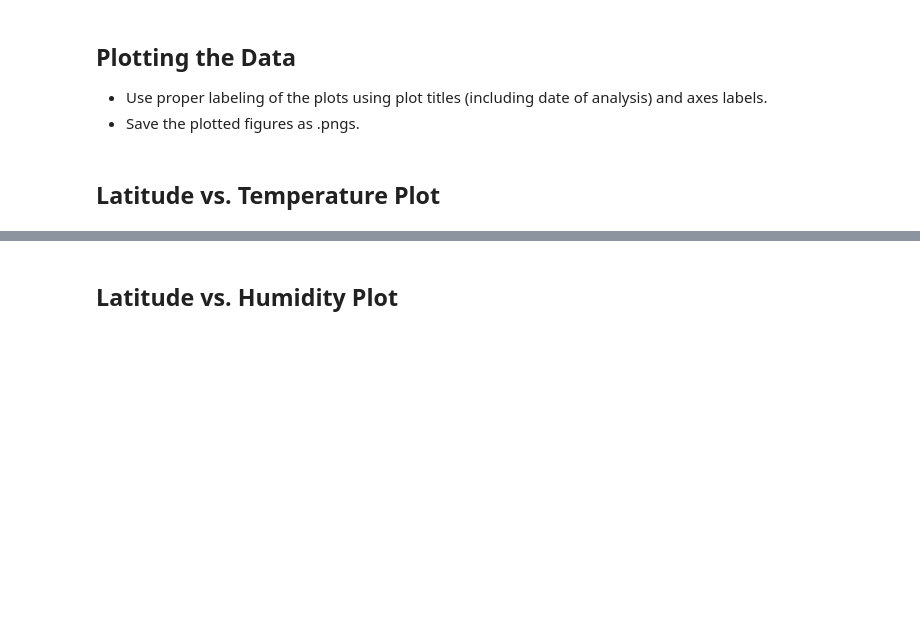
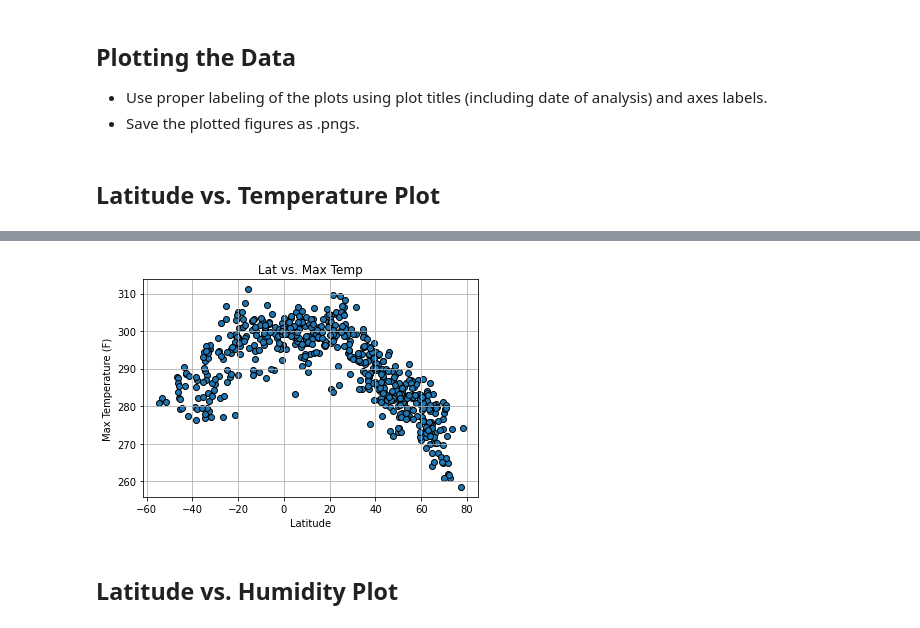
Before and after one commit to Niurika/python-api-challenge, a Jupyter notebook: starter_code/WeatherPy_MyAnalysis.ipynb, the cells around one changed output, grey strips where cells are left out. Cells and saved outputs as stored; diff of their text form; code cells hidden in the pictures; blank space fills up the shorter version.

```diff
--- a/starter_code/WeatherPy_MyAnalysis.ipynb
+++ b/starter_code/WeatherPy_MyAnalysis.ipynb
@@ -70,8 +70,9 @@ windspeed = []
 country = []
 date = []
 
-try:
-    for city in cities:
+
+for city in cities:
+    try:
         response = requests.get(query_url + city).json()
         print(f"Processing Record {i} of Set 1 | {city}")
         cit.append(response["name"])
@@ -85,7 +86,10 @@ try:
         date.append(response["dt"])
         i += 1
 
-except:
-    print("key not found")
-    pass
+    except KeyError:
+        print("key not found")
+        pass
+print("-"*45)
+print("Data Retrieval Complete")
+print("-"*45)
 # %% [output]
@@ -109,14 +112,0 @@ key not found
-# %%
-from pprint import pprint
-response = requests.get("http://api.openweathermap.org/data/2.5/weather?appid=e5a5e9187f822d0ce61c4e788899ff7b&q=london").json()
-print(response.keys())
-
-city = response["name"]
-Lat = response["coord"]["lat"]
-Lng = response["coord"]["lon"]
-max_temp = response["main"]["temp_max"]
-humidity = response["main"]["humidity"]
-cloudiness = response["clouds"]["all"]
-windspeed = response["wind"]["speed"]
-country = response["sys"]["country"]
-date = response["dt"]
@@ -146,9 +115,9 @@ Data Retrieval Complete
 * Export the city data into a .csv.
 * Display the DataFrame
 # %%
-name, lat, lng, max_temp, humidity, cloudiness, windspeed, country, date
+cit, lat, lng, max_temp, humidity, cloudiness, windspeed, country, date
 weather_dict = {
-    "City": name,
+    "City": cit,
     "Lat": lat,
     "Lng": lng,
     "Max Temp": max_temp,
@@ -221,0 +182,15 @@ Int64Index([], dtype='int64')
+# %%
+Latitude = weather_data["Lat"]
+Temperature = weather_data["Max Temp"]
+
+# Create Graph
+plt.scatter(Latitude, Temperature, edgecolors= "black")
+plt.grid()
+plt.xlabel("Latitude")
+plt.ylabel("Max Temperature (F)")
+plt.title("Lat vs. Max Temp")
+
+plt.savefig('../output_data/figure1.png')
+plt.show()
+# %% [output]
+[figure, added]
```
Also changed, not shown: parts of 44 cells of this notebook, 12 other files.
